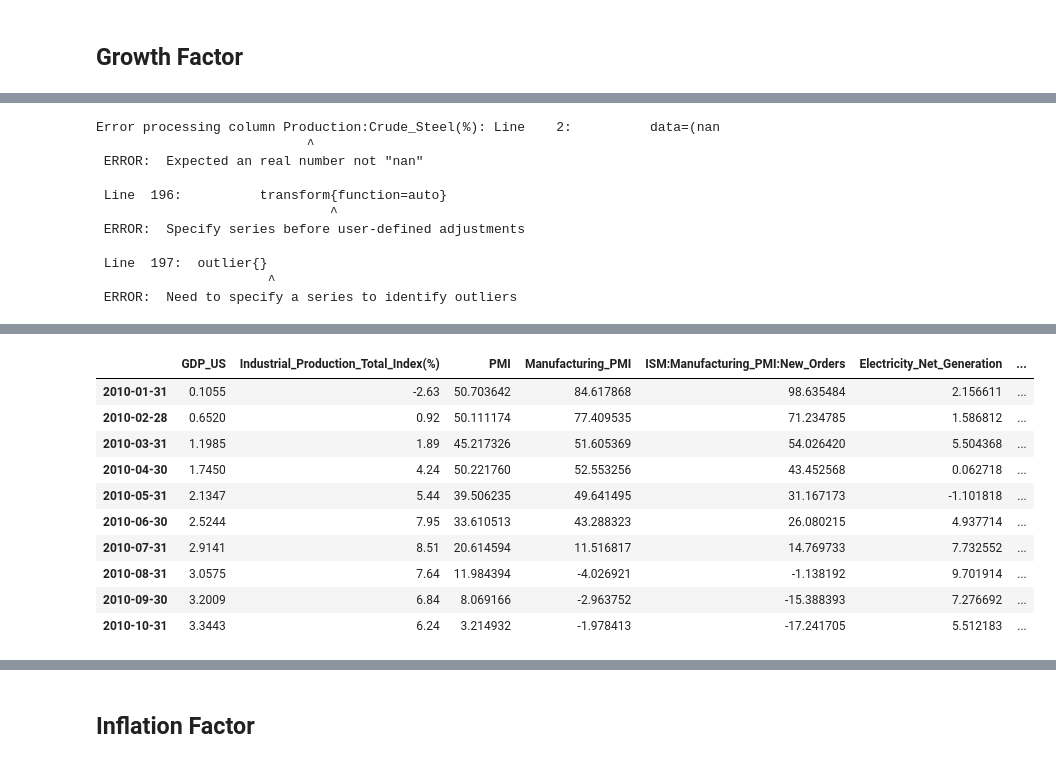
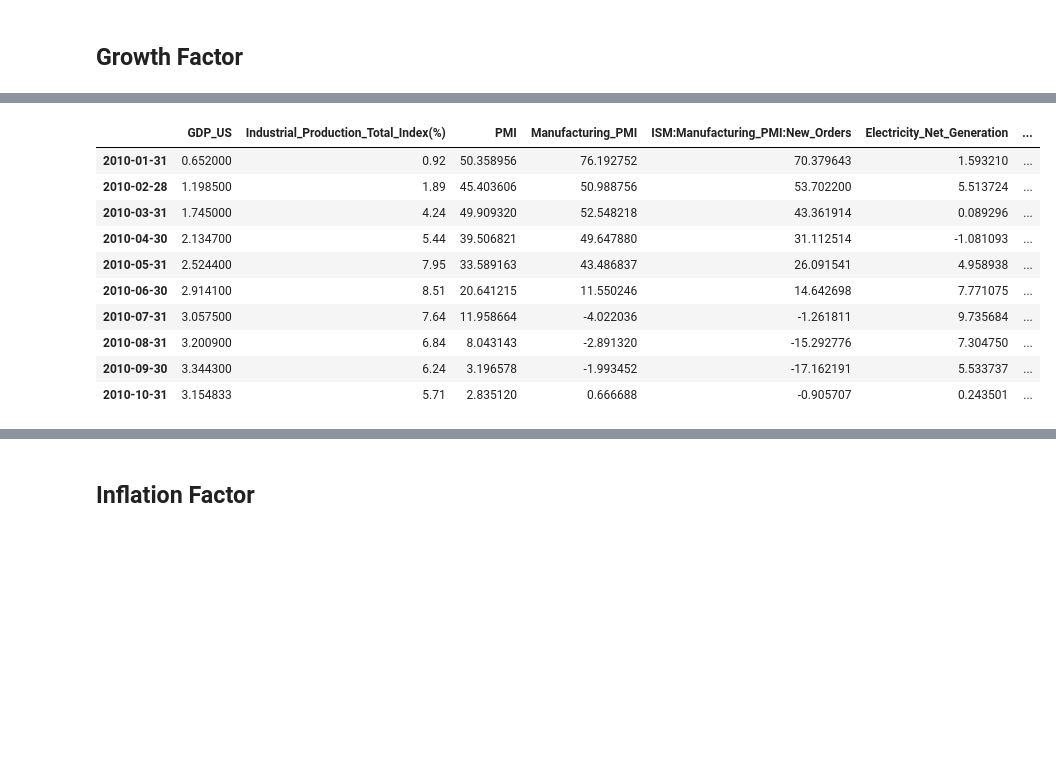
Before and after one commit to miaxiaozl/forex-project, a Jupyter notebook: notebooks/01_data_collection.ipynb, the cells around one changed output, grey strips where cells are left out. Cells and saved outputs as stored; diff of their text form; code cells hidden in the pictures; blank space fills up the shorter version.

```diff
--- a/notebooks/01_data_collection.ipynb
+++ b/notebooks/01_data_collection.ipynb
@@ -30,10 +29,11 @@ IN NO CIRCUMSTANCE SHALL WIND BE RESPONSIBLE FOR ANY DAMAGES OR LOSSES CAUSED BY
 # %%
-start_date = "2008-12-01" # actually from 2010, extract data for preprocessing
+start_date = "2009-01-01" # actually from 2010, extract data for preprocessing
 end_date = "2024-06-30"
+pd.set_option('display.max_rows', 10)
 # %%
 # takes a dict of indicators and their corresponding ticker in Wind to
 # create a DataFrame containing the data extracted from Wind API
-def extract_inds(inds):
+def extract_inds(inds, start_date=start_date):
     df = pd.DataFrame()
     for ind in inds:
         raw = w.edb(inds[ind], start_date, end_date, Period="M")
@@ -377,7 +390,7 @@ us_nonyoy_cols = ['PMI', 'Manufacturing_PMI', 'ISM:Manufacturing_PMI:New_Orders'
 us_needsa_cols = ['PMI', 'Manufacturing_PMI', 'ISM:Manufacturing_PMI:New_Orders', 'Electricity_Net_Generation', 'Production:Crude_Steel(%)', 'Auto_Sales', 'Retail_and_Food_Services_Sales(%)', 'Goods_Balance(%)', 'Goods_Export(%)', 'Goods_Import(%)', 'Exports_China']
 # %%
 df_us_growth = extract_inds(us_growth_inds)
-df_us_growth = lag_data(df_us_growth)  # lag data by 1 period
+# df_us_growth = lag_data(df_us_growth)  # lag data by 1 period
 df_us_growth = df_us_growth.interpolate(method="linear")  # interpolate missing values
 df_us_growth = apply_x11(df_us_growth, us_needsa_cols)
 df_us_growth = logyoy(df_us_growth, us_nonyoy_cols)
@@ -391,11 +415,0 @@ df_us_growth.head(10)
-Error processing column Production:Crude_Steel(%): Line    2:          data=(nan
-                           ^
- ERROR:  Expected an real number not "nan"
-
- Line  196:          transform{function=auto}
-                              ^
- ERROR:  Specify series before user-defined adjustments
-
- Line  197:  outlier{}
-                      ^
- ERROR:  Need to specify a series to identify outliers
@@ -416,14 +416,14 @@ Error processing column Production:Crude_Steel(%): Line    2:          data=(nan
 |  | GDP_US | Industrial_Production_Total_Index(%) | PMI | Manufacturing_PMI | ISM:Manufacturing_PMI:New_Orders | Electricity_Net_Generation | ... |
-| 2010-01-31 | 0.1055 | -2.63 | 50.703642 | 84.617868 | 98.635484 | 2.156611 | ... |
-| 2010-02-28 | 0.6520 | 0.92 | 50.111174 | 77.409535 | 71.234785 | 1.586812 | ... |
-| 2010-03-31 | 1.1985 | 1.89 | 45.217326 | 51.605369 | 54.026420 | 5.504368 | ... |
-| 2010-04-30 | 1.7450 | 4.24 | 50.221760 | 52.553256 | 43.452568 | 0.062718 | ... |
-| 2010-05-31 | 2.1347 | 5.44 | 39.506235 | 49.641495 | 31.167173 | -1.101818 | ... |
-| 2010-06-30 | 2.5244 | 7.95 | 33.610513 | 43.288323 | 26.080215 | 4.937714 | ... |
-| 2010-07-31 | 2.9141 | 8.51 | 20.614594 | 11.516817 | 14.769733 | 7.732552 | ... |
-| 2010-08-31 | 3.0575 | 7.64 | 11.984394 | -4.026921 | -1.138192 | 9.701914 | ... |
-| 2010-09-30 | 3.2009 | 6.84 | 8.069166 | -2.963752 | -15.388393 | 7.276692 | ... |
-| 2010-10-31 | 3.3443 | 6.24 | 3.214932 | -1.978413 | -17.241705 | 5.512183 | ... |
+| 2010-01-31 | 0.652000 | 0.92 | 50.358956 | 76.192752 | 70.379643 | 1.593210 | ... |
+| 2010-02-28 | 1.198500 | 1.89 | 45.403606 | 50.988756 | 53.702200 | 5.513724 | ... |
+| 2010-03-31 | 1.745000 | 4.24 | 49.909320 | 52.548218 | 43.361914 | 0.089296 | ... |
+| 2010-04-30 | 2.134700 | 5.44 | 39.506821 | 49.647880 | 31.112514 | -1.081093 | ... |
+| 2010-05-31 | 2.524400 | 7.95 | 33.589163 | 43.486837 | 26.091541 | 4.958938 | ... |
+| 2010-06-30 | 2.914100 | 8.51 | 20.641215 | 11.550246 | 14.642698 | 7.771075 | ... |
+| 2010-07-31 | 3.057500 | 7.64 | 11.958664 | -4.022036 | -1.261811 | 9.735684 | ... |
+| 2010-08-31 | 3.200900 | 6.84 | 8.043143 | -2.891320 | -15.292776 | 7.304750 | ... |
+| 2010-09-30 | 3.344300 | 6.24 | 3.196578 | -1.993452 | -17.162191 | 5.533737 | ... |
+| 2010-10-31 | 3.154833 | 5.71 | 2.835120 | 0.666688 | -0.905707 | 0.243501 | ... |
 # %%
 us_growth_ctrb = regress(df_us_growth, df_forex)
 us_growth_ctrb
```
Also changed, not shown: parts of 22 cells of this notebook, 8 other files.
